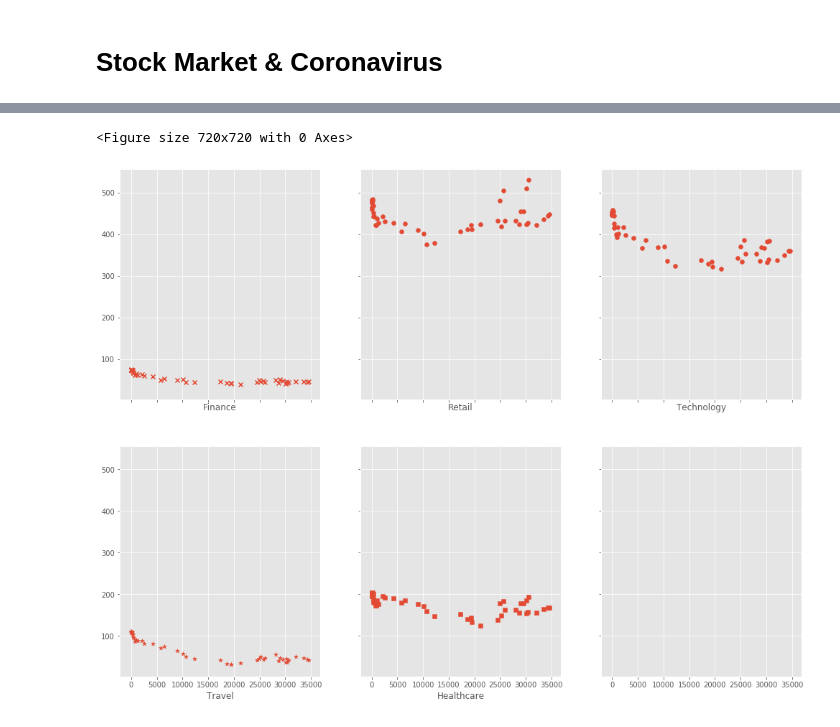
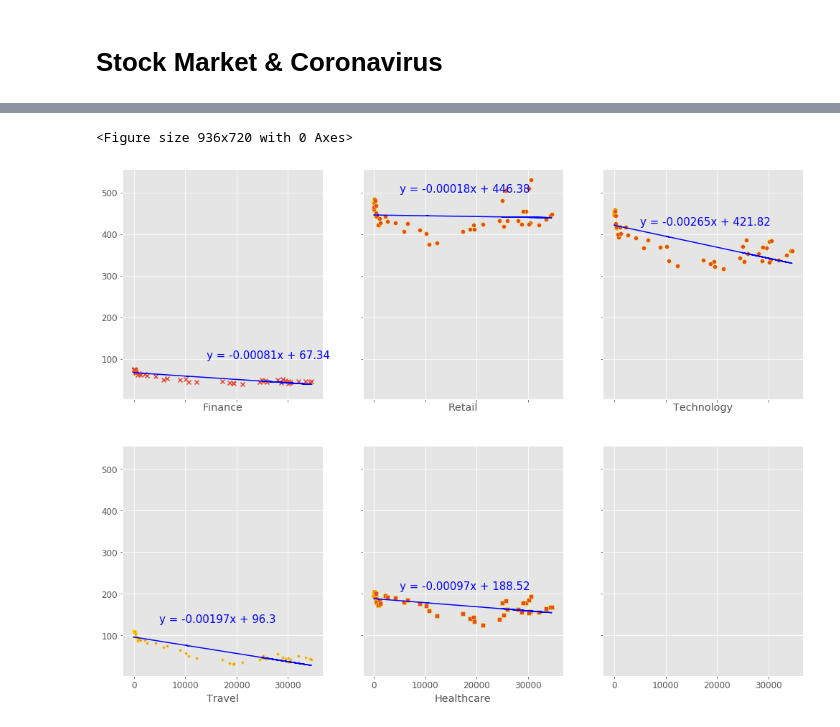
Before and after one commit to arohipant/WolfGang-Project-1, a Jupyter notebook: Project Files/Project.ipynb, the cells around one changed output, grey strips where cells are left out. Cells and saved outputs as stored; diff of their text form; code cells hidden in the pictures.

```diff
--- a/Project Files/Project.ipynb
+++ b/Project Files/Project.ipynb
@@ -220,41 +218,88 @@ final_day_df.head()
 # %%
 #final_day_df=final_day_df.index.loc[final_day_df.index >'2020-02-05']
 scatter_finance = final_day_df[['Finance']]
 scatter_healthcare =final_day_df[['Healthcare']]
 scatter_retail =final_day_df[['Retail']]
 scatter_technology =final_day_df[['Technology']]
 scatter_travel =final_day_df[['Travel']]
 
-# First create some toy data:
-#corona_scatter
-#scatter_finance
 
-def getRand(n):
-    return np.random.normal(scale=10, size=n)
+
 
 f = plt.figure()
 f, axes = plt.subplots(nrows = 2, ncols = 3, sharex=True, sharey = True,figsize=(17,13))
 #norm=plt.Normalize(-22,22)
-sc = axes[0][0].scatter(corona_scatter,scatter_finance, marker = "x")
+
+##Finance Subplot Chart
+sc = axes[0][0].scatter(corona_scatter,scatter_finance, marker = "x",edgecolors="yellow",alpha=1.00)
 axes[0][0].set_xlabel('Finance', labelpad = 5)
 
-axes[0][1].scatter(corona_scatter,scatter_retail, marker = 'o')
+finance_x_values = corona_scatter['positiveIncrease']
+finance_y_values = scatter_finance['Finance']
+(slope, intercept, rvalue, pvalue, stderr) = linregress(finance_x_values, finance_y_values)
+regress_values_finance = finance_x_values * slope + intercept
+line_eq_finance = "y = " + str(round(slope,5)) + "x + " + str(round(intercept,2))
+axes[0][0].plot(finance_x_values,regress_values_finance,"r-",color='blue')
+axes[0][0].annotate(line_eq_finance,(14200,100),fontsize=15,color='blue')
+
+
+##Retail Subplot Chart
+axes[0][1].scatter(corona_scatter,scatter_retail, marker = 'o',edgecolors="yellow",alpha=1.00)
 axes[0][1].set_xlabel('Retail', labelpad = 5)
 
-axes[1][0].scatter(corona_scatter,scatter_travel, marker = '*')
-axes[1][0].set_xlabel('Travel')
+retail_x_values = corona_scatter['positiveIncrease']
+retail_y_values = scatter_retail['Retail']
+(slope, intercept, rvalue, pvalue, stderr) = linregress(retail_x_values, retail_y_values)
+regress_values_retail = retail_x_values * slope + intercept
+line_eq_retail = "y = " + str(round(slope,5)) + "x + " + str(round(intercept,2))
+axes[0][1].plot(retail_x_values,regress_values_retail,"r-",color='blue')
+axes[0][1].annotate(line_eq_retail,(5000,500),fontsize=15,color='blue')
 
-axes[1][1].scatter(corona_scatter,scatter_healthcare, marker = 's')
-axes[1][1].set_xlabel('Healthcare')
 
-axes[0][2].scatter(corona_scatter,scatter_technology, marker = 'o')
+##Travel Subplot Chart
+axes[1][0].scatter(corona_scatter,scatter_travel, marker = '*',edgecolors="yellow",alpha=0.75)
+axes[1][0].set_xlabel('Travel',labelpad = 5)
+
+travel_x_values = corona_scatter['positiveIncrease']
+travel_y_values = scatter_travel['Travel']
+(slope, intercept, rvalue, pvalue, stderr) = linregress(travel_x_values, travel_y_values)
+regress_values_travel = travel_x_values * slope + intercept
+line_eq_travel = "y = " + str(round(slope,5)) + "x + " + str(round(intercept,2))
+axes[1][0].plot(travel_x_values,regress_values_travel,"r-",color='blue')
+axes[1][0].annotate(line_eq_travel,(5000,130),fontsize=15,color='blue')
+
+##HealthCare Subplot Chart
+axes[1][1].scatter(corona_scatter,scatter_healthcare, marker = 's',edgecolors="yellow",alpha=1.00)
+axes[1][1].set_xlabel('Healthcare',labelpad = 5)
+
+healthcare_x_values = corona_scatter['positiveIncrease']
+healthcare_y_values = scatter_healthcare['Healthcare']
+(slope, intercept, rvalue, pvalue, stderr) = linregress(healthcare_x_values, healthcare_y_values)
+regress_values_healthcare = healthcare_x_values * slope + intercept
+line_eq_healthcare = "y = " + str(round(slope,5)) + "x + " + str(round(intercept,2))
+axes[1][1].plot(healthcare_x_values,regress_values_healthcare,"r-",color='blue')
+axes[1][1].annotate(line_eq_healthcare,(5000,210),fontsize=15,color='blue')
+
+
+
+axes[0][2].scatter(corona_scatter,scatter_technology, marker = 'o',edgecolors="yellow",alpha=1.00)
 axes[0][2].set_xlabel('Technology', labelpad = 5)
 
-#cbar_ax = f.add_axes([0.85, 0.15, 0.05, 0.7])
+technology_x_values = corona_scatter['positiveIncrease']
+technology_y_values = scatter_technology['Technology']
+(slope, intercept, rvalue, pvalue, stderr) = linregress(technology_x_values, technology_y_values)
+regress_values_technology = technology_x_values * slope + intercept
+line_eq_technology = "y = " + str(round(slope,5)) + "x + " + str(round(intercept,2))
+axes[0][2].plot(technology_x_values,regress_values_technology,"r-",color='blue')
+axes[0][2].annotate(line_eq_technology,(5000,420),fontsize=15,color='blue')
 
-f.colorbar(sc, cax=cbar_ax)
 
 plt.show()
+print(f"The correlation coefficient between Finance Sector and Coronavirus cases is {round(st.pearsonr(corona_scatter['positiveIncrease'],scatter_finance['Finance'])[0],2)}")
+print(f"The correlation coefficient between Technology Sector and Coronavirus Cases is {round(st.pearsonr(corona_scatter['positiveIncrease'],scatter_technology['Technology'])[0],2)}")
+print(f"The correlation coefficient between Travel Sector and Coronavirus Cases is {round(st.pearsonr(corona_scatter['positiveIncrease'],scatter_travel['Travel'])[0],2)}")
+print(f"The correlation coefficient between Retail Sector and Coronavirus Cases is {round(st.pearsonr(corona_scatter['positiveIncrease'],scatter_retail['Retail'])[0],2)}")
+print(f"The correlation coefficient between HealthCare Sector and Coronavirus Cases is {round(st.pearsonr(corona_scatter['positiveIncrease'],scatter_healthcare['Healthcare'])[0],2)}")
 # %% [output]
-<Figure size 720x720 with 0 Axes>
+<Figure size 936x720 with 0 Axes>
-[figure, old version]
+[figure, new version]
```
Also changed, not shown: parts of 4 cells of this notebook, 1 other file.
